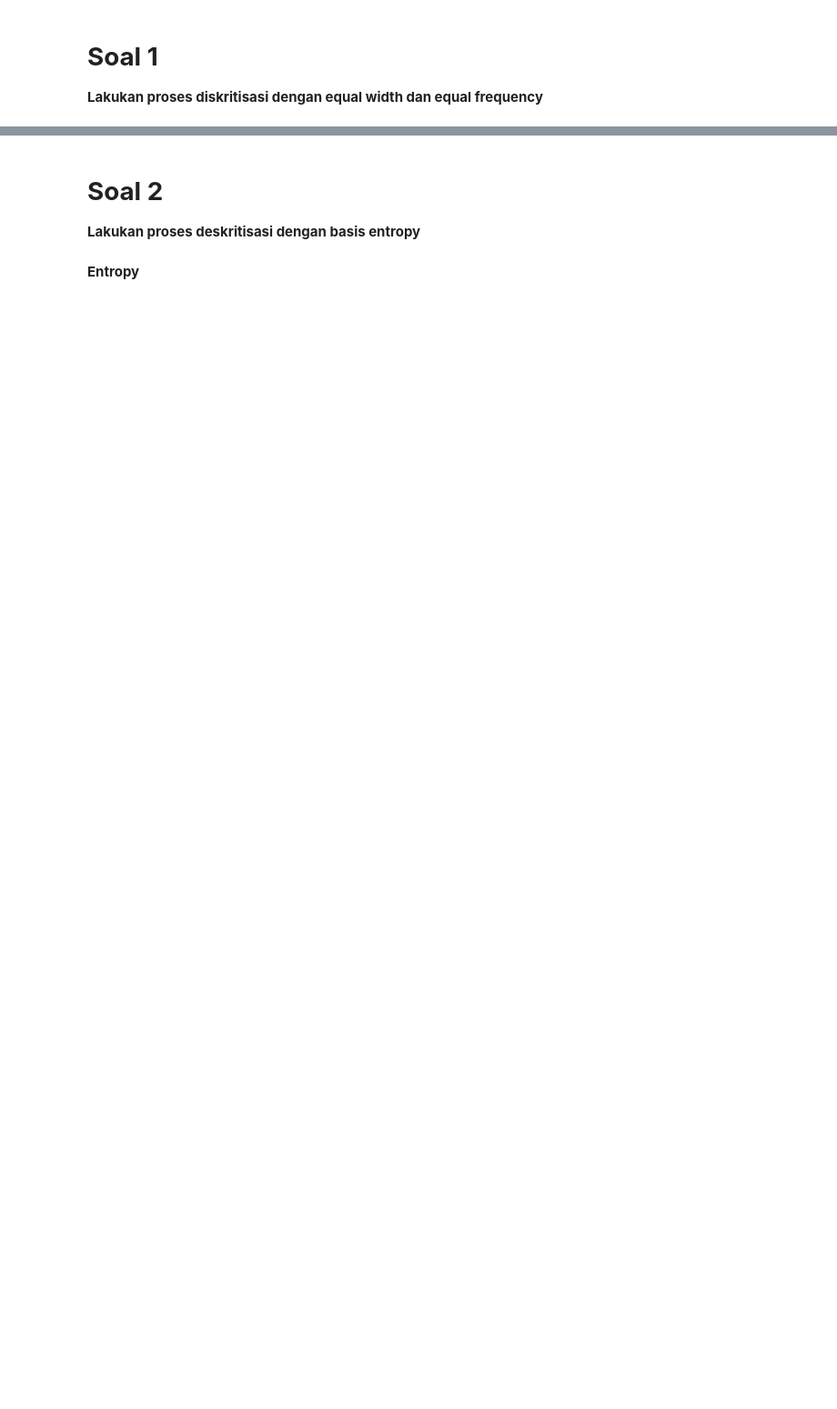
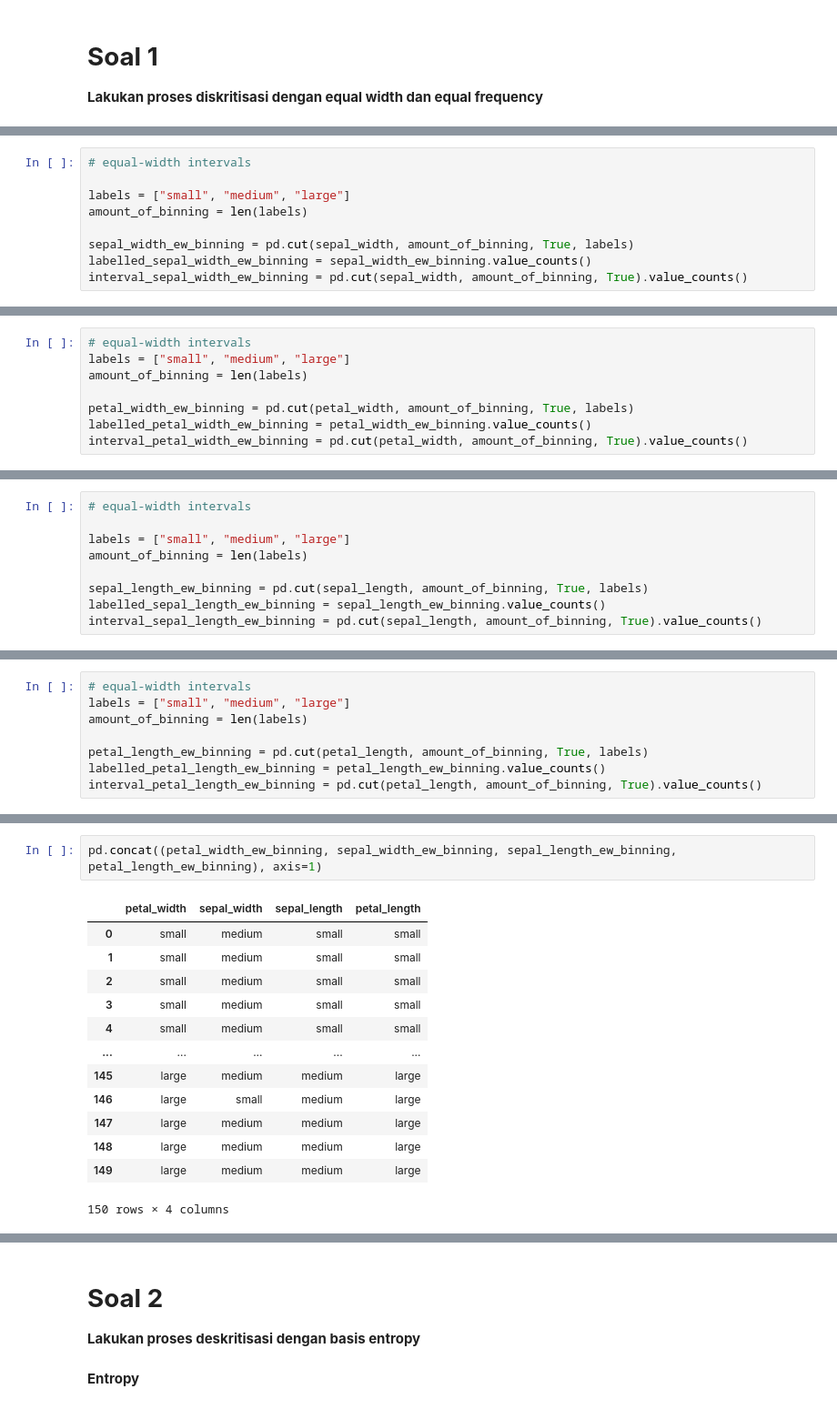
Before and after one commit to RibutDwiArtah023/DATAMINING, a Jupyter notebook: _sources/Tugas 1.ipynb, the cells around one changed output, grey strips where cells are left out. Shown at 91% size. Drawn from its saved outputs; the diff is of its cells as text; blank space fills up the shorter version.

```diff
--- a/_sources/Tugas 1.ipynb
+++ b/_sources/Tugas 1.ipynb
@@ -1113,0 +1004,9 @@ display(petal_width)
+# %%
+# equal-width intervals
+
+labels = ["small", "medium", "large"]
+amount_of_binning = len(labels)
+
+sepal_width_ew_binning = pd.cut(sepal_width, amount_of_binning, True, labels)
+labelled_sepal_width_ew_binning = sepal_width_ew_binning.value_counts()
+interval_sepal_width_ew_binning = pd.cut(sepal_width, amount_of_binning, True).value_counts()
@@ -1113,0 +1054,8 @@ display(petal_width)
+# %%
+# equal-width intervals
+labels = ["small", "medium", "large"]
+amount_of_binning = len(labels)
+
+petal_width_ew_binning = pd.cut(petal_width, amount_of_binning, True, labels)
+labelled_petal_width_ew_binning = petal_width_ew_binning.value_counts()
+interval_petal_width_ew_binning = pd.cut(petal_width, amount_of_binning, True).value_counts()
@@ -1113,0 +1103,9 @@ display(petal_width)
+# %%
+# equal-width intervals
+
+labels = ["small", "medium", "large"]
+amount_of_binning = len(labels)
+
+sepal_length_ew_binning = pd.cut(sepal_length, amount_of_binning, True, labels)
+labelled_sepal_length_ew_binning = sepal_length_ew_binning.value_counts()
+interval_sepal_length_ew_binning = pd.cut(sepal_length, amount_of_binning, True).value_counts()
@@ -1113,0 +1136,8 @@ display(petal_width)
+# %%
+# equal-width intervals
+labels = ["small", "medium", "large"]
+amount_of_binning = len(labels)
+
+petal_length_ew_binning = pd.cut(petal_length, amount_of_binning, True, labels)
+labelled_petal_length_ew_binning = petal_length_ew_binning.value_counts()
+interval_petal_length_ew_binning = pd.cut(petal_length, amount_of_binning, True).value_counts()
@@ -1113,0 +1184,16 @@ display(petal_width)
+# %%
+pd.concat((petal_width_ew_binning, sepal_width_ew_binning, sepal_length_ew_binning, petal_length_ew_binning), axis=1)
+# %% [output]
+|  | petal_width | sepal_width | sepal_length | petal_length |
+| 0 | small | medium | small | small |
+| 1 | small | medium | small | small |
+| 2 | small | medium | small | small |
+| 3 | small | medium | small | small |
+| 4 | small | medium | small | small |
+| ... | ... | ... | ... | ... |
+| 145 | large | medium | medium | large |
+| 146 | large | small | medium | large |
+| 147 | large | medium | medium | large |
+| 148 | large | medium | medium | large |
+| 149 | large | medium | medium | large |
+150 rows × 4 columns
```
Also changed, not shown: parts of 141 cells of this notebook, 4 other files.
